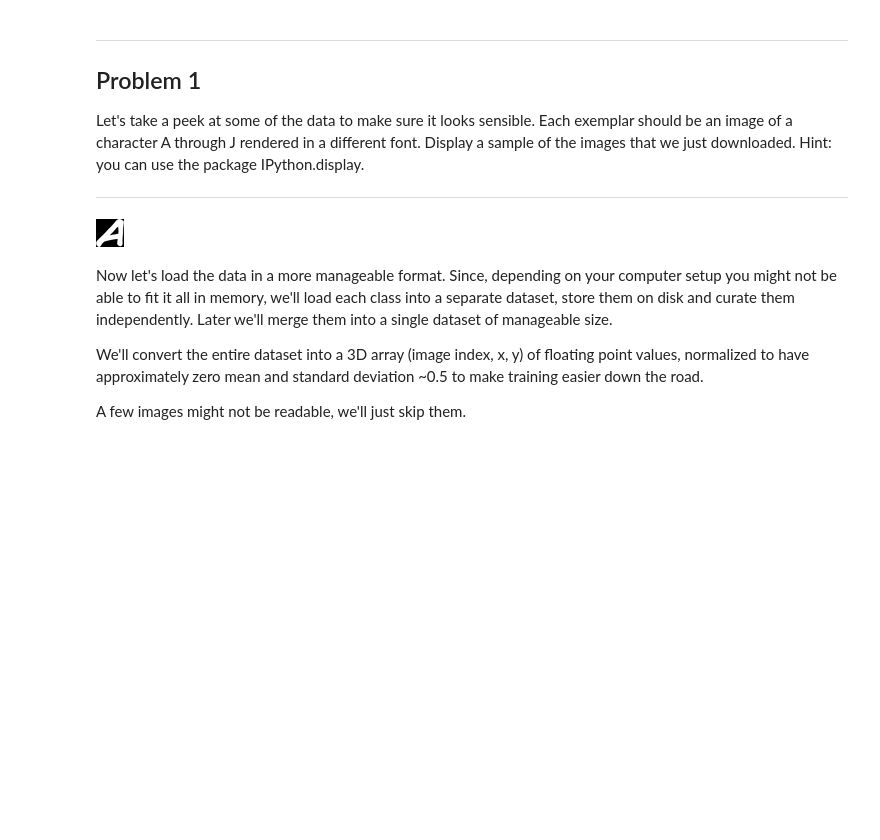
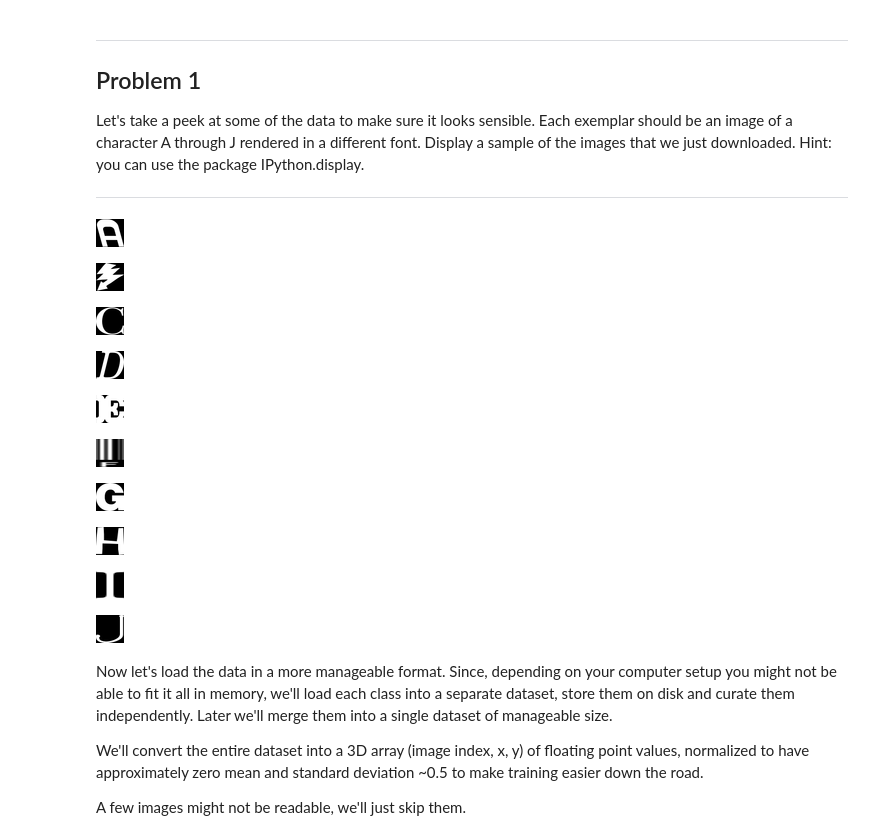
Before and after one commit to liangshuang1993/Udacity_DL, a Jupyter notebook: 1_notmnist.ipynb, the cells around one changed output. Saved outputs shown, nothing was run; the diff lists cells and outputs as text; code cells hidden in the pictures; blank space fills up the shorter version.

Commit message:
Finish the first 4 questions

```diff
--- a/1_notmnist.ipynb
+++ b/1_notmnist.ipynb
@@ -119,11 +113,25 @@ Problem 1
 Let's take a peek at some of the data to make sure it looks sensible. Each exemplar should be an image of a character A through J rendered in a different font. Display a sample of the images that we just downloaded. Hint: you can use the package IPython.display.
 
 ---
-# %%
-from IPython.display import display, Image
-display(Image(filename="notMNIST_small/A/Q0NXaWxkV29yZHMtQm9sZEl0YWxpYy50dGY=.png"))
-# %% [output]
-[figure, removed]
+# %%
+from IPython.display import display, Image
+#show the first image in each folder
+for i in range(num_classes):
+    imagenames = os.listdir(train_folders[i])
+    sample_idx = np.random.randint(len(imagenames))  # pick a random image index
+    imagename = train_folders[i] + '/' + imagenames[sample_idx]
+    display(Image(filename=imagename))
+# %% [output]
+[figure, added]
+[figure, added]
+[figure, added]
+[figure, added]
+[figure, added]
+[figure, added]
+[figure, added]
+[figure, added]
+[figure, added]
+[figure, added]
 # %% [markdown]
 Now let's load the data in a more manageable format. Since, depending on your computer setup you might not be able to fit it all in memory, we'll load each class into a separate dataset, store them on disk and curate them independently. Later we'll merge them into a single dataset of manageable size.
 
```
Also changed, not shown: parts of 11 cells of this notebook.
